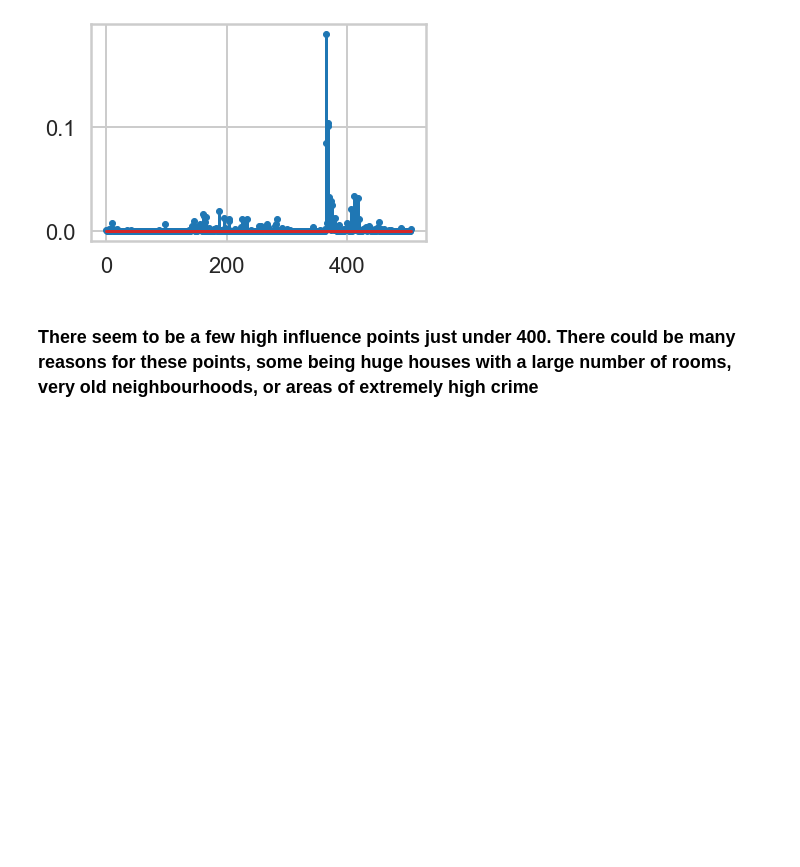
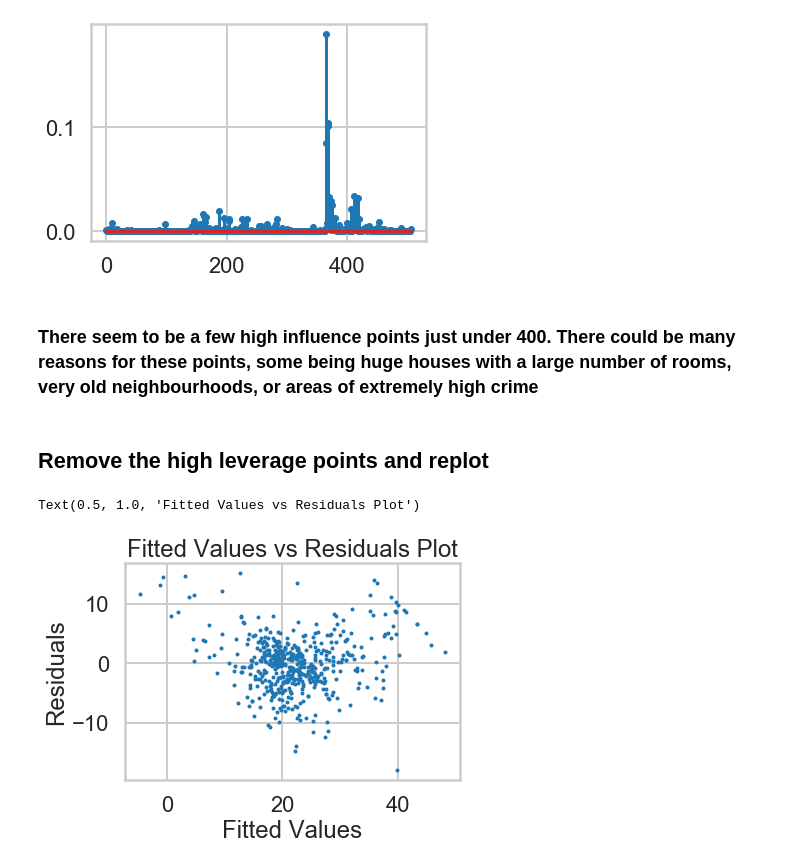
Before and after one commit to andrewyyip/Springboard-CT, a Jupyter notebook: Mini_Project_Linear_Regression.ipynb, the cells around one changed output. Cells and saved outputs as stored; diff of their text form; code cells hidden in the pictures; blank space fills up the shorter version.

```diff
--- a/Mini_Project_Linear_Regression.ipynb
+++ b/Mini_Project_Linear_Regression.ipynb
@@ -987,3 +991,21 @@ plt.stem(np.arange(len(c)), c, markerfmt = '.')
 [figure]
 # %% [markdown]
 ### There seem to be a few high influence points just under 400.  There could be many reasons for these points, some being huge houses with a large number of rooms, very old neighbourhoods, or areas of extremely high crime
+# %% [markdown]
+## Remove the high leverage points and replot
+# %%
+bos.drop([380, 405, 418, 368, 372, 371, 365, 369, 370, 367], inplace = True)
+# %%
+# Your turn.
+X2_ = bos[['CRIM', 'RM', 'PTRATIO']]
+lm2_ = ols('PRICE ~ CRIM + RM + PTRATIO', bos).fit()
+X2_pred = lm2_.predict(X2_)
+residuals = lm2_.resid
+# %%
+plt.scatter(X2_pred, residuals, s = 4)
+plt.xlabel('Fitted Values')
+plt.ylabel('Residuals')
+plt.title('Fitted Values vs Residuals Plot')
+# %% [output]
+Text(0.5, 1.0, 'Fitted Values vs Residuals Plot')
+[figure, added]
```
Also changed, not shown: parts of 22 cells of this notebook.
